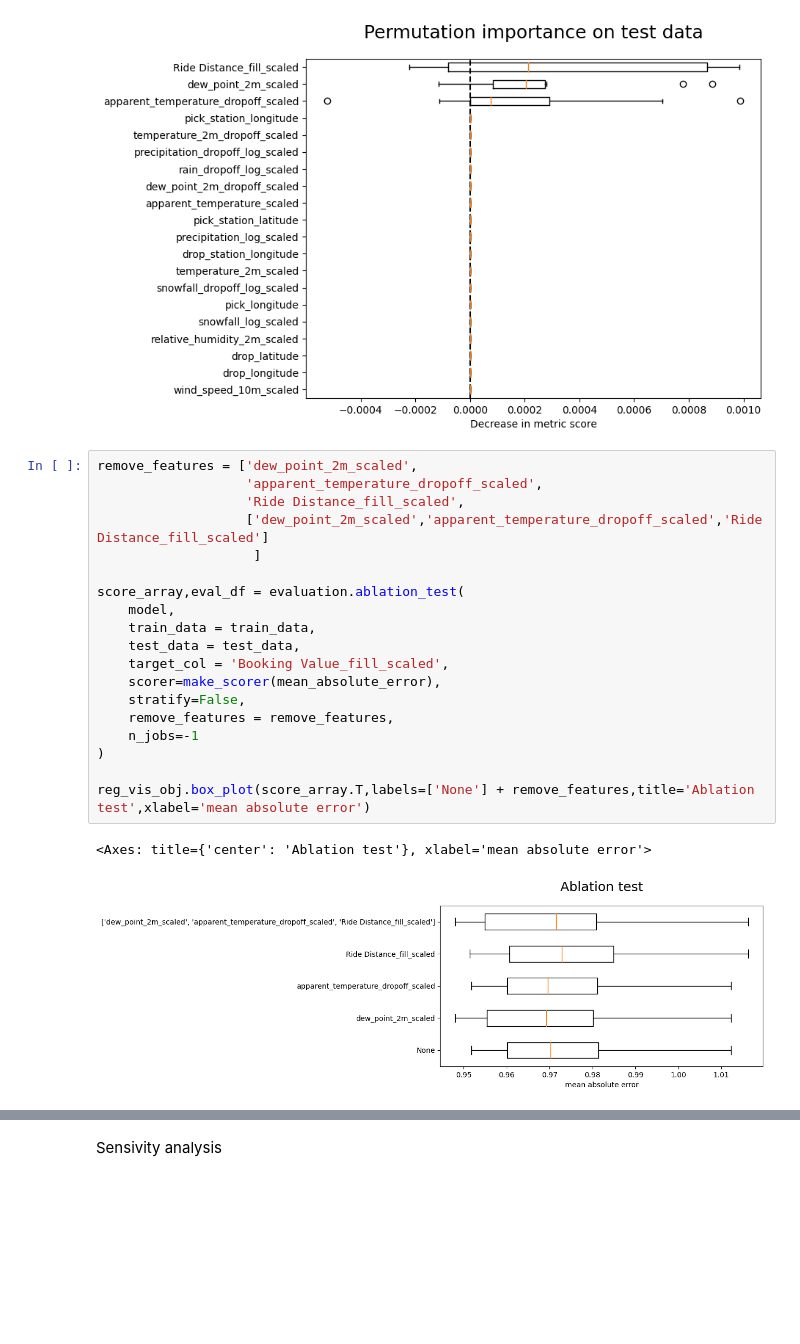
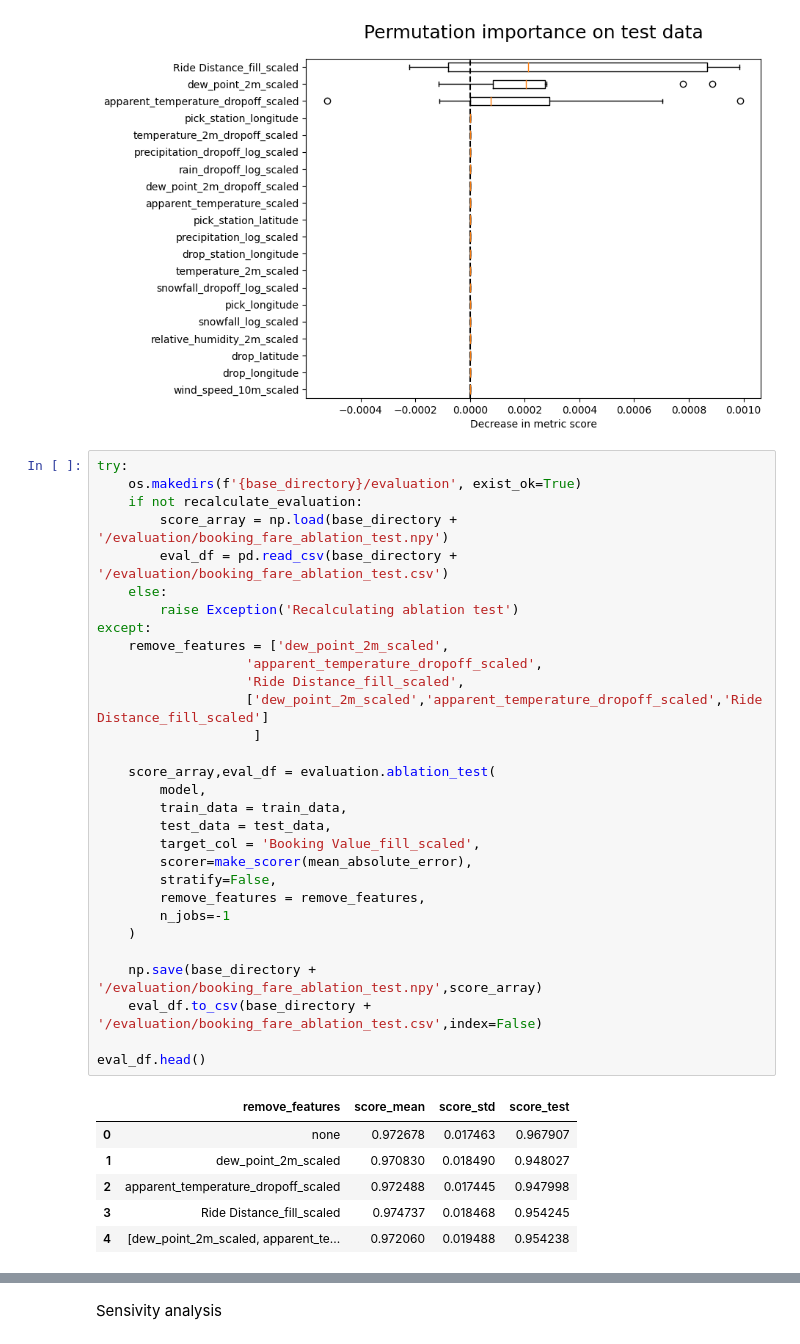
Before and after one commit to NDuan-510/MADS-MS2-Uber-Analysis, a Jupyter notebook: 4.2. Supervised Model evaluation & Failure analysis(fare prediction).ipynb, the cells around one changed output, grey strips where cells are left out. Cells and saved outputs as stored; diff of their text form; blank space fills up the shorter version.

```diff
--- a/4.2. Supervised Model evaluation & Failure analysis(fare prediction).ipynb
+++ b/4.2. Supervised Model evaluation & Failure analysis(fare prediction).ipynb
@@ -132,24 +149,39 @@ reg_vis_obj.permutation_importance_plot(test_permute,figsize=(8,6),title='Permut
 <Axes: title={'center': 'Permutation importance on test data'}, xlabel='Decrease in metric score'>
 [figure]
 # %%
-remove_features = ['dew_point_2m_scaled',
+try:
+    os.makedirs(f'{base_directory}/evaluation', exist_ok=True)
+    if not recalculate_evaluation:
+        score_array = np.load(base_directory + '/evaluation/booking_fare_ablation_test.npy')
+        eval_df = pd.read_csv(base_directory + '/evaluation/booking_fare_ablation_test.csv')
+    else:
+        raise Exception('Recalculating ablation test')
+except:
+    remove_features = ['dew_point_2m_scaled',
                    'apparent_temperature_dropoff_scaled',
                    'Ride Distance_fill_scaled',
                    ['dew_point_2m_scaled','apparent_temperature_dropoff_scaled','Ride Distance_fill_scaled']
                     ]
 
-score_array,eval_df = evaluation.ablation_test(
-    model,
-    train_data = train_data,
-    test_data = test_data,
-    target_col = 'Booking Value_fill_scaled',
-    scorer=make_scorer(mean_absolute_error),
-    stratify=False,
-    remove_features = remove_features,
-    n_jobs=-1
-)
+    score_array,eval_df = evaluation.ablation_test(
+        model,
+        train_data = train_data,
+        test_data = test_data,
+        target_col = 'Booking Value_fill_scaled',
+        scorer=make_scorer(mean_absolute_error),
+        stratify=False,
+        remove_features = remove_features,
+        n_jobs=-1
+    )
 
-reg_vis_obj.box_plot(score_array.T,labels=['None'] + remove_features,title='Ablation test',xlabel='mean absolute error')
+    np.save(base_directory + '/evaluation/booking_fare_ablation_test.npy',score_array)
+    eval_df.to_csv(base_directory + '/evaluation/booking_fare_ablation_test.csv',index=False)
+
+eval_df.head()
 # %% [output]
-<Axes: title={'center': 'Ablation test'}, xlabel='mean absolute error'>
-[figure, removed]
+|  | remove_features | score_mean | score_std | score_test |
+| 0 | none | 0.972678 | 0.017463 | 0.967907 |
+| 1 | dew_point_2m_scaled | 0.970830 | 0.018490 | 0.948027 |
+| 2 | apparent_temperature_dropoff_scaled | 0.972488 | 0.017445 | 0.947998 |
+| 3 | Ride Distance_fill_scaled | 0.974737 | 0.018468 | 0.954245 |
+| 4 | [dew_point_2m_scaled, apparent_te... | 0.972060 | 0.019488 | 0.954238 |
```
Also changed, not shown: parts of 4 cells of this notebook, 1 other file.
